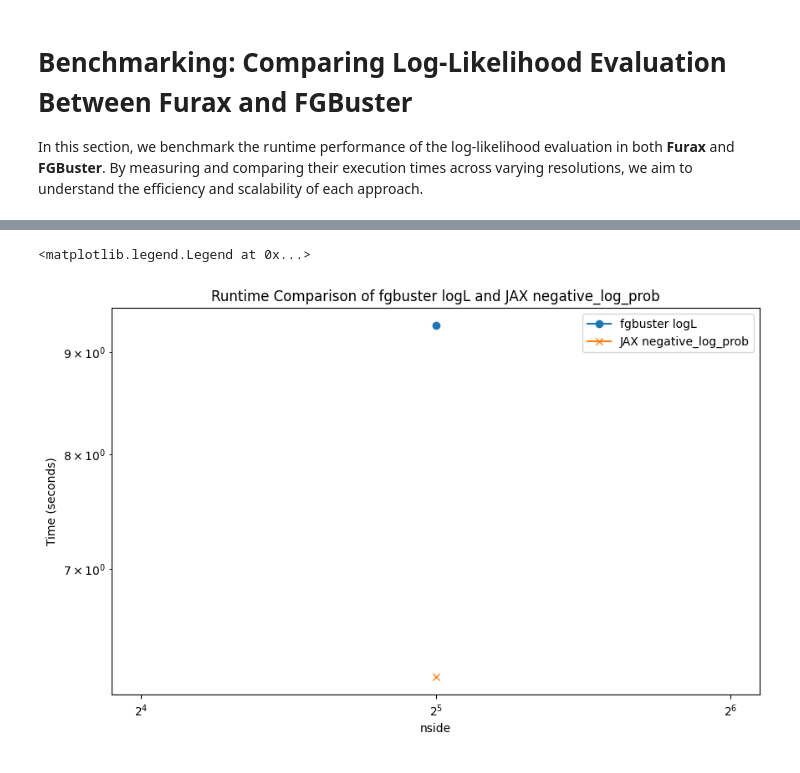
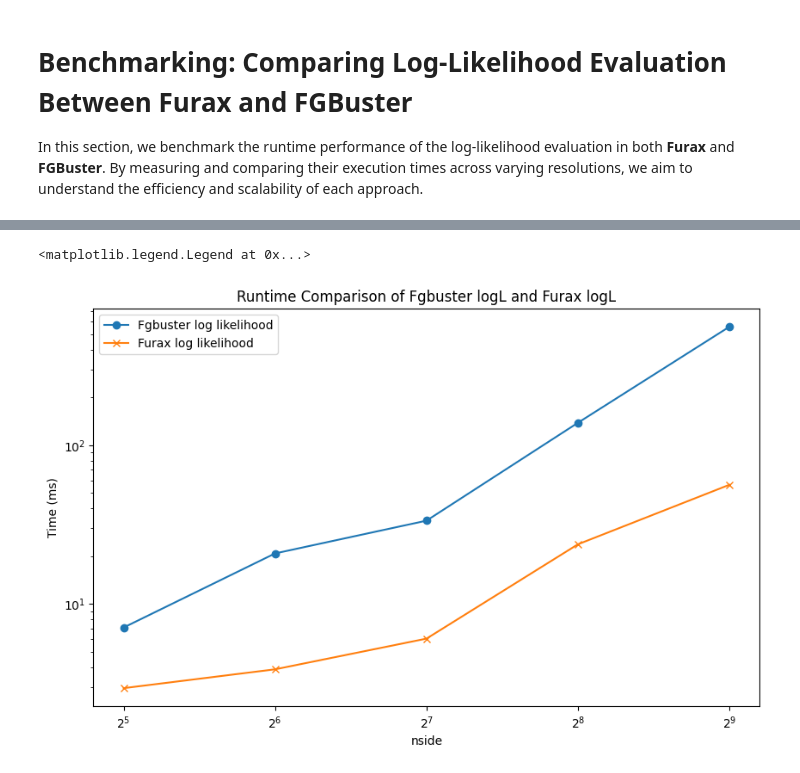
Before and after one commit to CMBSciPol/furax, a Jupyter notebook: examples/comp_sep/00_fgbuster_vs_furax.ipynb, the cells around one changed output, grey strips where cells are left out. Saved outputs shown, nothing was run; the diff lists cells and outputs as text; code cells hidden in the pictures.

Commit message:
add fgbuster vs furax notebook for basic comp sep

```diff
--- a/examples/comp_sep/00_fgbuster_vs_furax.ipynb
+++ b/examples/comp_sep/00_fgbuster_vs_furax.ipynb
@@ -352,10 +419,10 @@ def run_jax_negative_log_prob(nside, freq_maps, best_params, nu, in_structure ,
     start_time = perf_counter()
     result = negative_log_prob(best_params, d).block_until_ready()
     duration = perf_counter() - start_time
-    return None , duration * 1000
+    return result , duration * 1000
 # %%
 # Define parameters
-nside_values = [2 ** i for i in range(5, 11)]  # nsides from 32 to 1024
+nside_values = [2 ** i for i in range(5, 10)]  # nsides from 32 to 1024
 dust_nu0, synchrotron_nu0 = 150.0, 20.0
 stokes_type = 'IQU'
 instrument = get_instrument('LiteBIRD')
@@ -369,9 +436,24 @@ components = [CMB(), Dust(dust_nu0), Synchrotron(synchrotron_nu0)]
 fgbuster_times = []
 jax_times = []
 
+# Directory for caching files
+cache_dir = 'freq_maps_cache'
+os.makedirs(cache_dir, exist_ok=True)
+
 for nside in nside_values:
-    # Create data for the current nside
-    freq_maps = get_observation(instrument, 'c1d0s0', nside=nside)
+    # Path to the cache file for this nside
+    cache_file = os.path.join(cache_dir, f'freq_maps_nside_{nside}.pkl')
+
+    # Check if file exists and load if it does; otherwise raise an error with guidance
+    if os.path.exists(cache_file):
+        with open(cache_file, 'rb') as f:
+            freq_maps = pickle.load(f)
+        print(f"Loaded freq_maps for nside {nside} from cache.")
+    else:
+        raise FileNotFoundError(
+            f"Cache file for freq_maps with nside {nside} not found.\n"
+            f"Please generate it first by calling `generate_maps({nside})`."
+        )
 
     # Run fgbuster logL
     _, fgbuster_time = run_fgbuster_logL(nside, freq_maps, components, nu)
@@ -379,8 +461,9 @@ for nside in nside_values:
 
     # Run JAX negative_log_prob
     structure = HealpixLandscape(nside, stokes_type).structure
-    _, jax_time = run_jax_negative_log_prob(nside, freq_maps, best_params, nu, structure , dust_nu0 , synchrotron_nu0)
+    _, jax_time = run_jax_negative_log_prob(nside, freq_maps, best_params, nu, structure, dust_nu0, synchrotron_nu0)
     jax_times.append(jax_time)
-    #
-    print(f"nside: {nside}, fgbuster time: {fgbuster_time:.4f} s, JAX time: {jax_time:.4f} s")
+
+    # Uncomment to print times
+    print(f"nside: {nside}, fgbuster time: {fgbuster_time:.4f} s, JAX time: {jax_time:.4f} ms")
 # %% [output]
@@ -388,14 +480,14 @@ nside: 32, fgbuster time: 9.2853 s, JAX time: 6.1787 s
 # %%
 import matplotlib.pyplot as plt
 plt.figure(figsize=(10, 6))
-plt.plot(nside_values, fgbuster_times, label='fgbuster logL', marker='o')
-plt.plot(nside_values, jax_times, label='JAX negative_log_prob', marker='x')
+plt.plot(nside_values, fgbuster_times, label='Fgbuster log likelihood', marker='o')
+plt.plot(nside_values, jax_times, label='Furax log likelihood', marker='x')
 plt.xlabel('nside')
 plt.ylabel('Time (ms)')
 plt.yscale('log')
 plt.xscale('log', base=2)
-plt.title('Runtime Comparison of fgbuster logL and JAX negative_log_prob')
+plt.title('Runtime Comparison of Fgbuster logL and Furax logL')
 plt.legend()
 # %% [output]
 <matplotlib.legend.Legend at 0x...>
-[figure, old version]
+[figure, new version]
```
Also changed, not shown: parts of 15 cells of this notebook.
